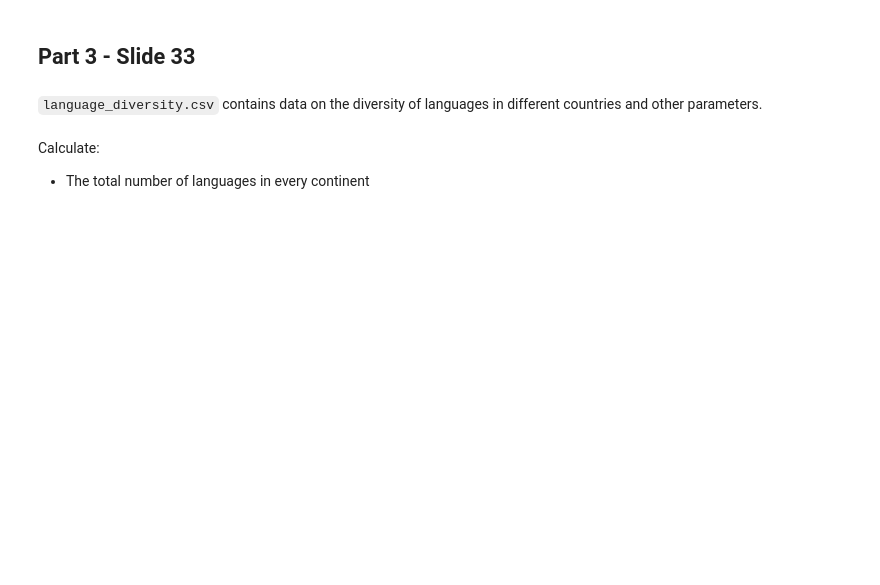
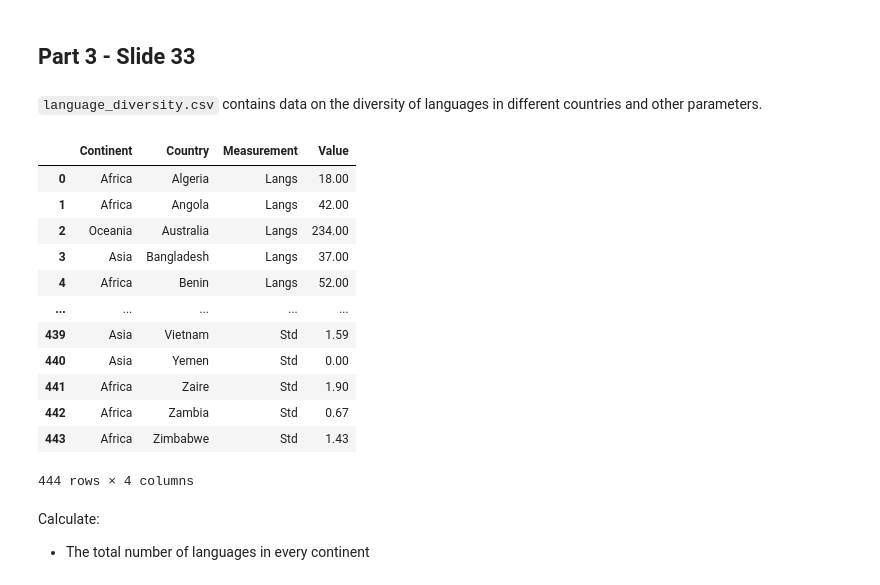
Before and after one commit to Avelez164/Data-Science-Big-Data, a Jupyter notebook: wrangling_tidy.ipynb, the cells around one changed output. Drawn from its saved outputs; the diff is of its cells as text; code cells hidden in the pictures; blank space fills up the shorter version.

```diff
--- a/wrangling_tidy.ipynb
+++ b/wrangling_tidy.ipynb
@@ -209,7 +217,23 @@ value_name='Grade')
 # %%
 language_diversity = pd.read_csv(
     "https://raw.githubusercontent.com/ProfAvery/cpsc375-classwork/refs/heads/main/datasets/language_diversity.csv"
 )
+
+language_diversity
+# %% [output]
+|  | Continent | Country | Measurement | Value |
+| 0 | Africa | Algeria | Langs | 18.00 |
+| 1 | Africa | Angola | Langs | 42.00 |
+| 2 | Oceania | Australia | Langs | 234.00 |
+| 3 | Asia | Bangladesh | Langs | 37.00 |
+| 4 | Africa | Benin | Langs | 52.00 |
+| ... | ... | ... | ... | ... |
+| 439 | Asia | Vietnam | Std | 1.59 |
+| 440 | Asia | Yemen | Std | 0.00 |
+| 441 | Africa | Zaire | Std | 1.90 |
+| 442 | Africa | Zambia | Std | 0.67 |
+| 443 | Africa | Zimbabwe | Std | 1.43 |
+444 rows × 4 columns
 # %% [markdown]
 Calculate:
  * The total number of languages in every continent
```
Also changed, not shown: parts of 3 cells of this notebook.
